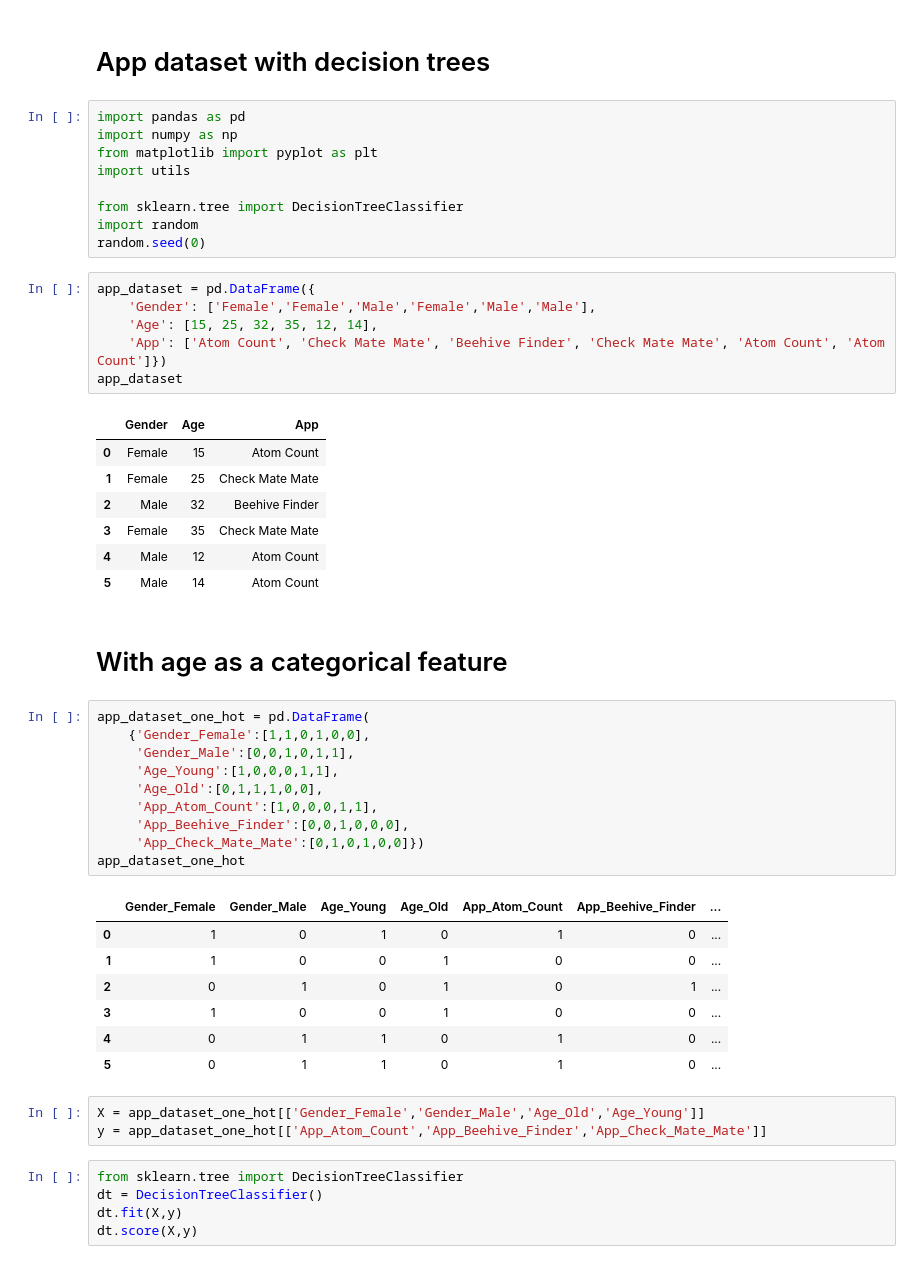
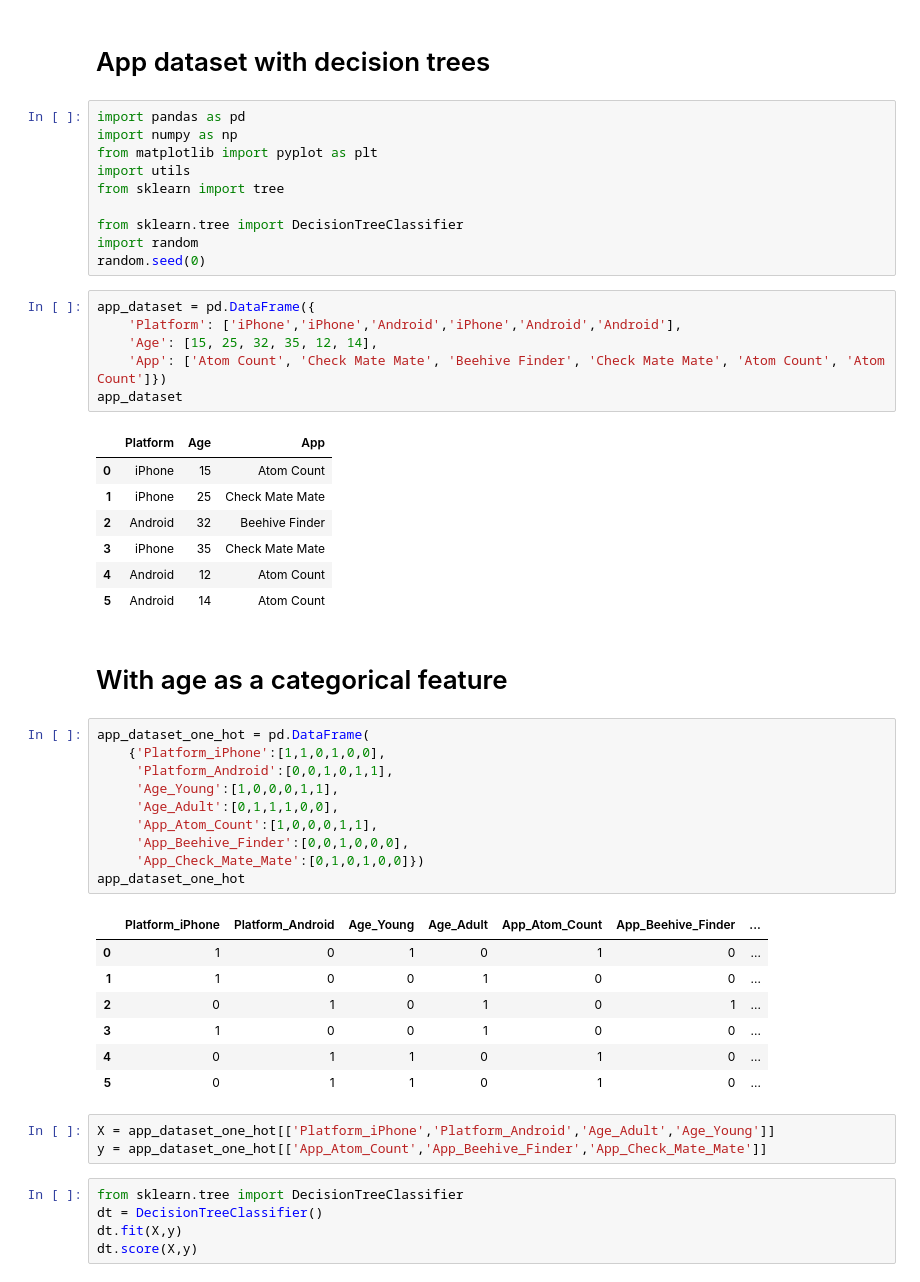
Before and after one commit to luisguiserrano/manning, a Jupyter notebook: Chapter_9_Decision_Trees/App_recommendations.ipynb, the cells around one changed output. Cells and saved outputs as stored; diff of their text form.

Commit message:
Fixing labels in decision tree to match book

```diff
--- a/Chapter_9_Decision_Trees/App_recommendations.ipynb
+++ b/Chapter_9_Decision_Trees/App_recommendations.ipynb
@@ -5,38 +5,39 @@ import pandas as pd
 import numpy as np
 from matplotlib import pyplot as plt
 import utils
+from sklearn import tree
 
 from sklearn.tree import DecisionTreeClassifier
 import random
 random.seed(0)
 # %%
 app_dataset = pd.DataFrame({
-    'Gender': ['Female','Female','Male','Female','Male','Male'],
+    'Platform': ['iPhone','iPhone','Android','iPhone','Android','Android'],
     'Age': [15, 25, 32, 35, 12, 14],
     'App': ['Atom Count', 'Check Mate Mate', 'Beehive Finder', 'Check Mate Mate', 'Atom Count', 'Atom Count']})
 app_dataset
 # %% [output]
-|  | Gender | Age | App |
-| 0 | Female | 15 | Atom Count |
-| 1 | Female | 25 | Check Mate Mate |
-| 2 | Male | 32 | Beehive Finder |
-| 3 | Female | 35 | Check Mate Mate |
-| 4 | Male | 12 | Atom Count |
-| 5 | Male | 14 | Atom Count |
+|  | Platform | Age | App |
+| 0 | iPhone | 15 | Atom Count |
+| 1 | iPhone | 25 | Check Mate Mate |
+| 2 | Android | 32 | Beehive Finder |
+| 3 | iPhone | 35 | Check Mate Mate |
+| 4 | Android | 12 | Atom Count |
+| 5 | Android | 14 | Atom Count |
 # %% [markdown]
 # With age as a categorical feature
 # %%
 app_dataset_one_hot = pd.DataFrame(
-    {'Gender_Female':[1,1,0,1,0,0],
-     'Gender_Male':[0,0,1,0,1,1],
+    {'Platform_iPhone':[1,1,0,1,0,0],
+     'Platform_Android':[0,0,1,0,1,1],
      'Age_Young':[1,0,0,0,1,1],
-     'Age_Old':[0,1,1,1,0,0],
+     'Age_Adult':[0,1,1,1,0,0],
      'App_Atom_Count':[1,0,0,0,1,1],
      'App_Beehive_Finder':[0,0,1,0,0,0],
      'App_Check_Mate_Mate':[0,1,0,1,0,0]})
 app_dataset_one_hot
 # %% [output]
-|  | Gender_Female | Gender_Male | Age_Young | Age_Old | App_Atom_Count | App_Beehive_Finder | ... |
+|  | Platform_iPhone | Platform_Android | Age_Young | Age_Adult | App_Atom_Count | App_Beehive_Finder | ... |
 | 0 | 1 | 0 | 1 | 0 | 1 | 0 | ... |
 | 1 | 1 | 0 | 0 | 1 | 0 | 0 | ... |
 | 2 | 0 | 1 | 0 | 1 | 0 | 1 | ... |
@@ -44,7 +45,7 @@ app_dataset_one_hot
 | 4 | 0 | 1 | 1 | 0 | 1 | 0 | ... |
 | 5 | 0 | 1 | 1 | 0 | 1 | 0 | ... |
 # %%
-X = app_dataset_one_hot[['Gender_Female','Gender_Male','Age_Old','Age_Young']]
+X = app_dataset_one_hot[['Platform_iPhone','Platform_Android','Age_Adult','Age_Young']]
 y = app_dataset_one_hot[['App_Atom_Count','App_Beehive_Finder','App_Check_Mate_Mate']]
 # %%
 from sklearn.tree import DecisionTreeClassifier
```
Also changed, not shown: parts of 4 cells of this notebook.
